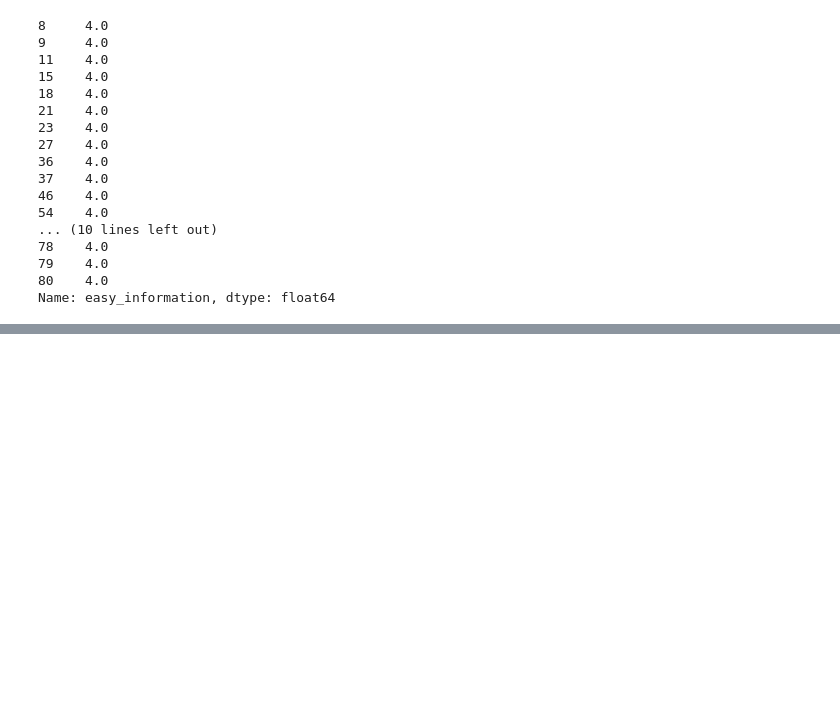
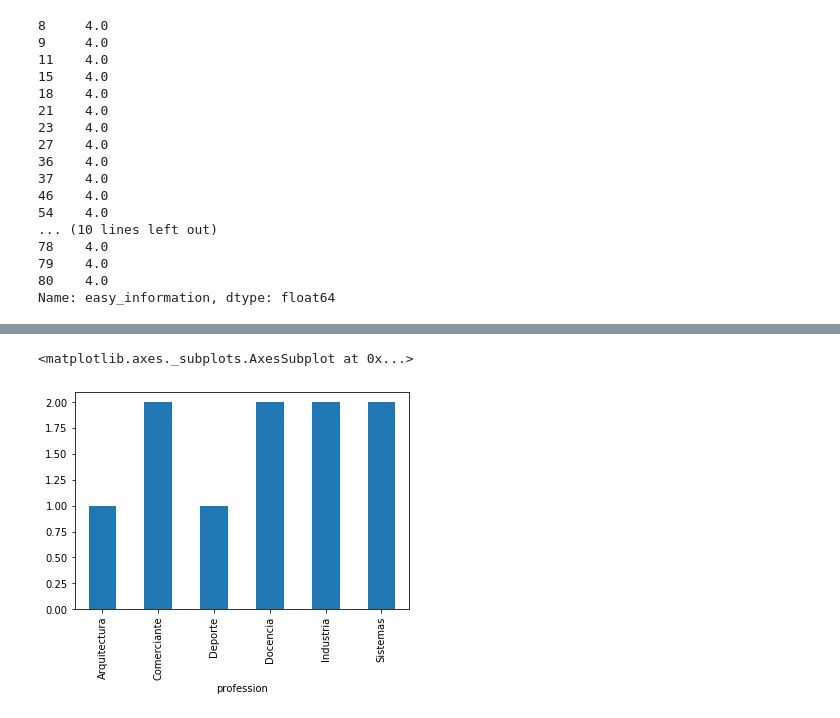
Before and after one commit to alefherrera/my-order-data, a Jupyter notebook: notebook.ipynb, the cells around one changed output, grey strips where cells are left out. Saved outputs shown, nothing was run; the diff lists cells and outputs as text; code cells hidden in the pictures; blank space fills up the shorter version.

Commit message:
add csv and scatter

```diff
--- a/notebook.ipynb
+++ b/notebook.ipynb
@@ -146,0 +149,4 @@ Info de forma clara, por edad y profesion. AGE, EDUCATION, comprehensible
+# %%
+df = pd.read_csv("interviews.csv")
+df["use_delivery2"] = df.apply(lambda row: (1,2)[row.use_delivery == "si"], axis=1)
+df
@@ -146,0 +165,5 @@ Info de forma clara, por edad y profesion. AGE, EDUCATION, comprehensible
+# %%
+df.groupby("profession").size().plot.bar()
+# %% [output]
+<matplotlib.axes._subplots.AxesSubplot at 0x...>
+[figure, added]
```
Also changed, not shown: parts of 6 cells of this notebook, 3 other files.
